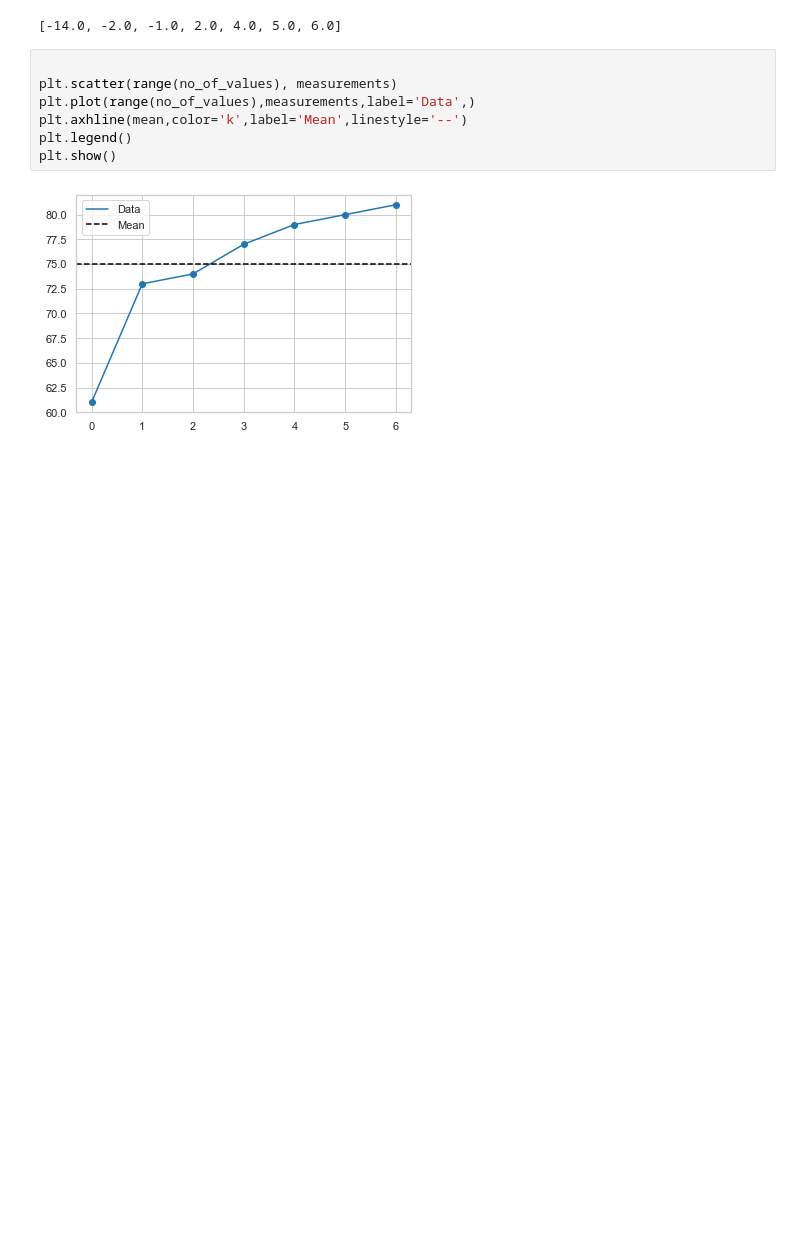
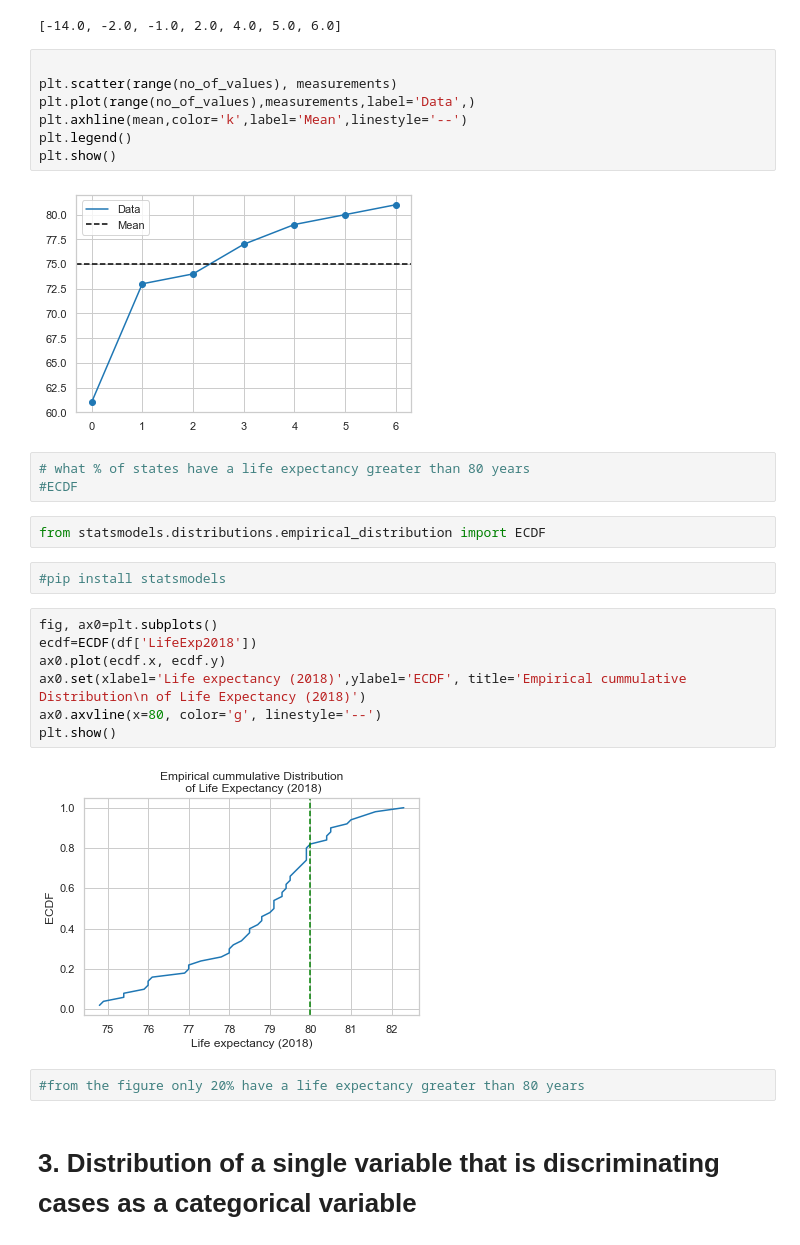
Before and after one commit to itsfelli/Life_Expectancy_Analsysis_United_States, a Jupyter notebook: csv_processed_and_exporation_of_cleaned_data/Exploration_of_the_cleaned_data.ipynb, the cells around one changed output. Cells and saved outputs as stored; diff of their text form; blank space fills up the shorter version.

```diff
--- a/csv_processed_and_exporation_of_cleaned_data/Exploration_of_the_cleaned_data.ipynb
+++ b/csv_processed_and_exporation_of_cleaned_data/Exploration_of_the_cleaned_data.ipynb
@@ -360,3 +360,23 @@ plt.legend()
 plt.show()
 # %% [output]
 [figure]
+# %%
+# what % of states have a life expectancy greater than 80 years
+#ECDF
+# %%
+from statsmodels.distributions.empirical_distribution import ECDF
+# %%
+#pip install statsmodels
+# %%
+fig, ax0=plt.subplots()
+ecdf=ECDF(df['LifeExp2018'])
+ax0.plot(ecdf.x, ecdf.y)
+ax0.set(xlabel='Life expectancy (2018)',ylabel='ECDF', title='Empirical cummulative Distribution\n of Life Expectancy (2018)')
+ax0.axvline(x=80, color='g', linestyle='--')
+plt.show()
+# %% [output]
+[figure, added]
+# %%
+#from the figure only 20% have a life expectancy greater than 80 years
+# %% [markdown]
+# 3. Distribution of a single variable that is discriminating cases as a categorical variable
```
Also changed, not shown: parts of 23 cells of this notebook, 7 other files.
